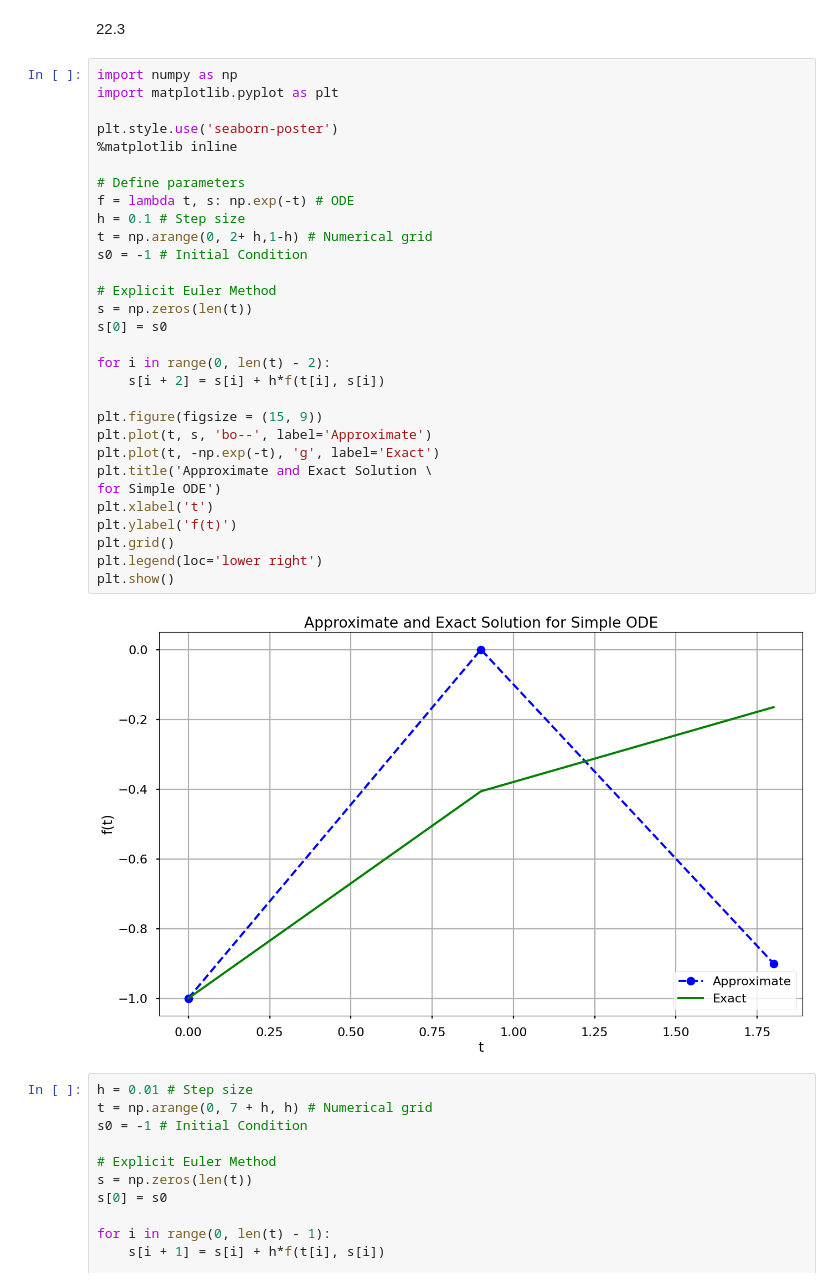
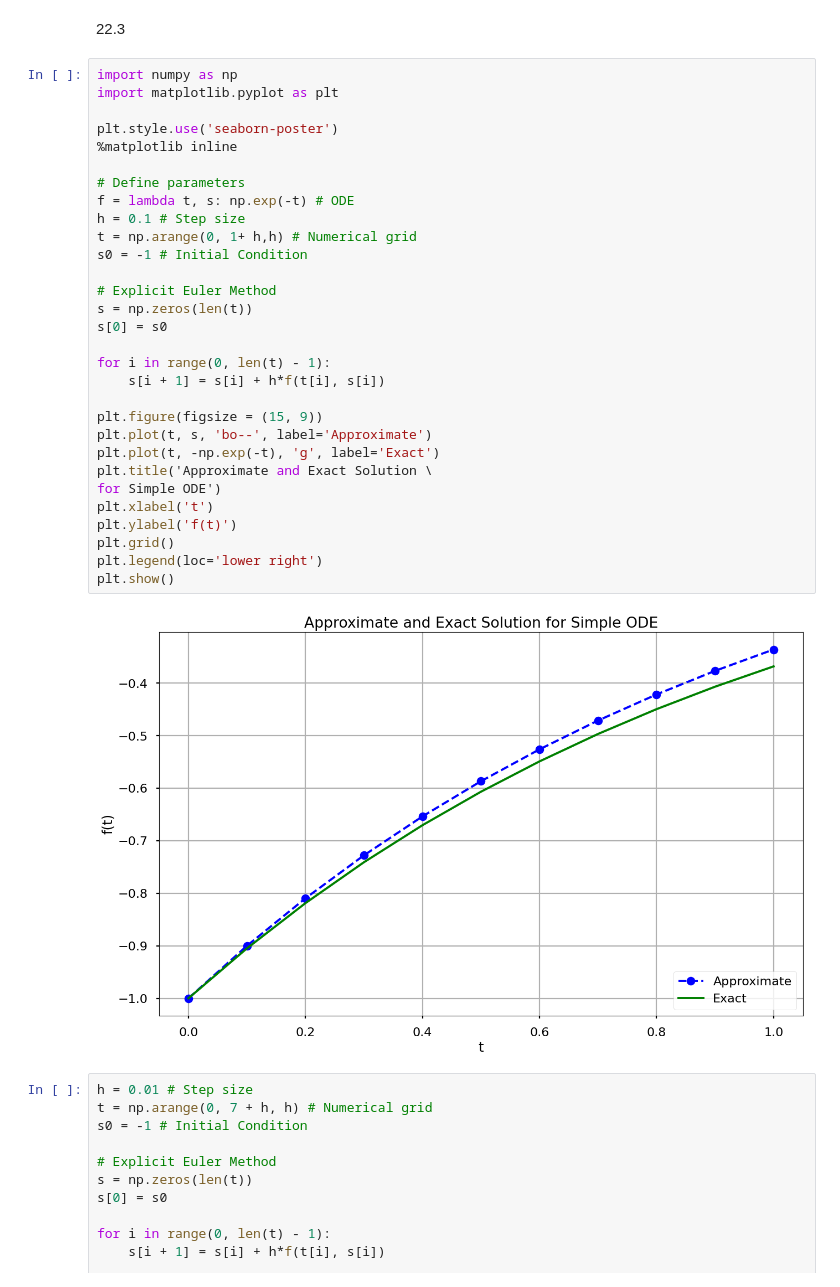
Before and after one commit to xwang579/Mat421, a Jupyter notebook: Module_H_Section_22_1,_22_2,_22_3_.ipynb, the cells around one changed output. Cells and saved outputs as stored; diff of their text form.

```diff
--- a/Module_H_Section_22_1,_22_2,_22_3_.ipynb
+++ b/Module_H_Section_22_1,_22_2,_22_3_.ipynb
@@ -31,35 +31,35 @@ verify that indeed x(t)satisfies the equation
 # %%
 import numpy as np
 import matplotlib.pyplot as plt
 
 plt.style.use('seaborn-poster')
 %matplotlib inline
 
 # Define parameters
 f = lambda t, s: np.exp(-t) # ODE
 h = 0.1 # Step size
-t = np.arange(0, 2+ h,1-h) # Numerical grid
+t = np.arange(0, 1+ h,h) # Numerical grid
 s0 = -1 # Initial Condition
 
 # Explicit Euler Method
 s = np.zeros(len(t))
 s[0] = s0
 
-for i in range(0, len(t) - 2):
-    s[i + 2] = s[i] + h*f(t[i], s[i])
+for i in range(0, len(t) - 1):
+    s[i + 1] = s[i] + h*f(t[i], s[i])
 
 plt.figure(figsize = (15, 9))
 plt.plot(t, s, 'bo--', label='Approximate')
 plt.plot(t, -np.exp(-t), 'g', label='Exact')
 plt.title('Approximate and Exact Solution \
 for Simple ODE')
 plt.xlabel('t')
 plt.ylabel('f(t)')
 plt.grid()
 plt.legend(loc='lower right')
 plt.show()
 # %% [output]
-[figure, old version]
+[figure, new version]
 # %%
 h = 0.01 # Step size
 t = np.arange(0, 7 + h, h) # Numerical grid
```
